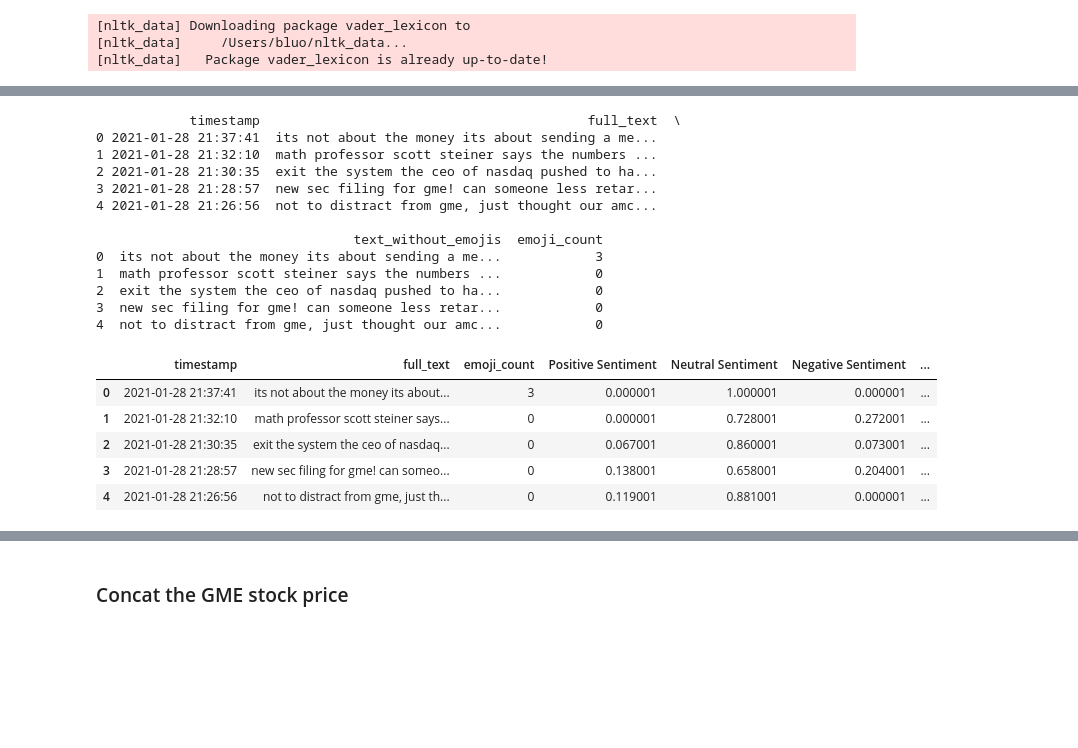
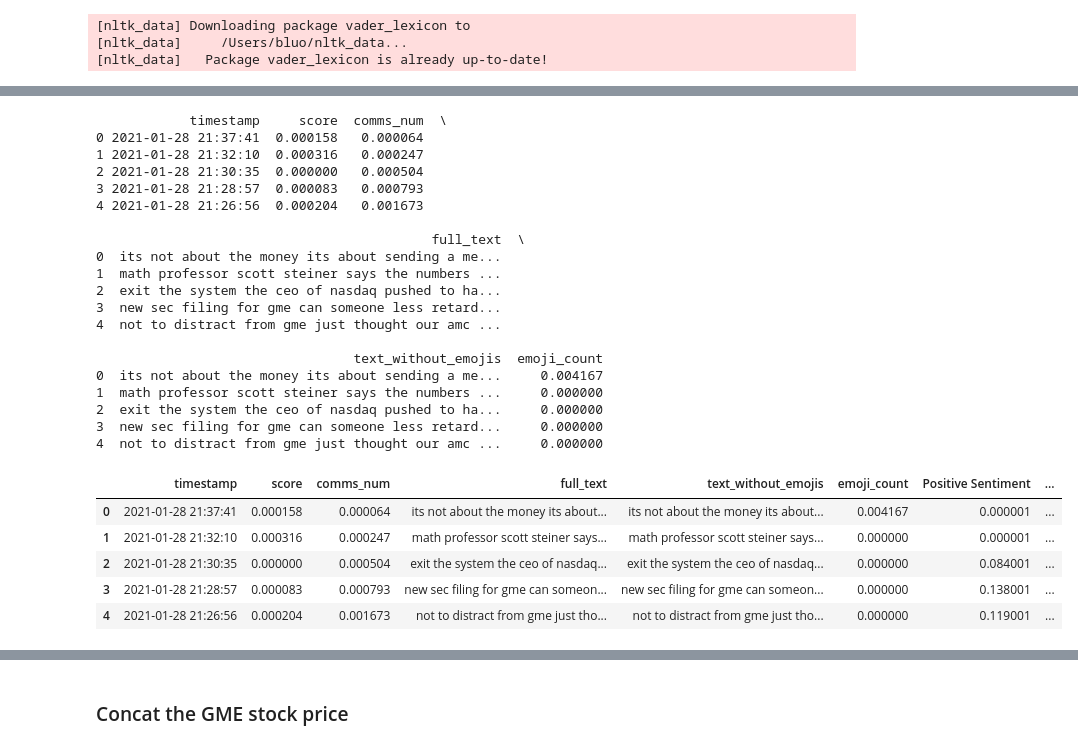
Before and after one commit to bl1428/cs594_gme_sentiment, a Jupyter notebook: extract_features.ipynb, the cells around one changed output, grey strips where cells are left out. Cells and saved outputs as stored; diff of their text form; code cells hidden in the pictures; blank space fills up the shorter version.

Commit message:
fix preprocessing, add word2vec feature extraction

```diff
--- a/extract_features.ipynb
+++ b/extract_features.ipynb
@@ -75,7 +97,7 @@ df_posts.shape
 # Filter for GME mentions in title or body
 # df_posts = df_posts[df_posts.title.str.contains(r'\b(\$?gme|gamestop)\b') | df_posts.body.str.contains(r'\b(\$?gme|gamestop)\b')]
 
-text_data = df_posts[['title','body','timestamp']].copy()
+text_data = df_posts[['title','body','timestamp','score','comms_num']].copy()
 
 # lowercase and concatenate title + body
 text_data['full_text'] = text_data.title.apply(lambda x: x.lower()) + ' ' + text_data.body.apply(lambda x: x.lower())
@@ -86,12 +108,20 @@ text_data.full_text = text_data.full_text.apply(lambda x:re.sub('@[^\s]+','',x))
 # Remove URLS
 text_data.full_text = text_data.full_text.apply(lambda x:re.sub(r"http\S+", "", x))
 
+# Remove newlines
+text_data.full_text = text_data.full_text.apply(lambda x: re.sub('\\n', '', x))
+
 # Substituting multiple spaces with single space
 # text_data.full_text = text_data.full_text.apply(lambda x:re.sub(r'\s+', ' ', x, flags=re.I))
 
 #Remove Time From Timestamp
 text_data.timestamp = pd.to_datetime(text_data.timestamp)
 
+# min/max scale score and number of comments
+min_max_scaler = preprocessing.MinMaxScaler()
+text_data.score = min_max_scaler.fit_transform(np.array(text_data.score).reshape(-1,1))
+text_data.comms_num = min_max_scaler.fit_transform(np.array(text_data.comms_num).reshape(-1,1))
+
 text_data.drop(columns=['title','body'], inplace=True)
 
 print(text_data.head())
@@ -109,38 +146,45 @@ print(text_data.head())
 # This mutates text_data.full_text!
 def process_emojis(inputStr):
     emojis = demoji.findall_list(inputStr, desc=True)  # get list of emoji descriptions
+    count = len(emojis)
 
-    if not emojis:
-        return inputStr, inputStr, 0
-
-    count = len(emojis)
-    full_text = demoji.replace(inputStr, '')   # remove emojis from input string
-    full_text = re.sub('[^a-z|\s]+', '', full_text)   # remove all non-alpha characters except whitespace
-    text_without_emojis = re.sub('\s{2,}', ' ', full_text)  # remove extra spaces
-
+    text_without_emojis = demoji.replace(inputStr, '')   # remove emojis from input string
+    text_without_emojis = re.sub('[^a-z|\s]+', '', text_without_emojis) # remove all non whitespace chars
+    text_without_emojis = re.sub('\|', '', text_without_emojis) # remove pipes... just to be sure
     emojis = ['|' + re.sub(r'[^A-Za-z]+', '', emoji_desc) + '|' for emoji_desc in emojis]    # remove all non-alpha, surround with pipes
     emoji_str = ' '.join(emojis)
-    full_text = full_text + ' ' + emoji_str
+
+    full_text = text_without_emojis + ' ' + emoji_str
     full_text = re.sub('\s{2,}', ' ', full_text)   # remove extra spaces
     return full_text, text_without_emojis, count
 
 text_data.full_text, text_data['text_without_emojis'], text_data['emoji_count'] = zip(*text_data.full_text.apply(process_emojis))
 
+# min/max scale emoji count
+text_data.emoji_count = min_max_scaler.fit_transform(np.array(text_data.emoji_count).reshape(-1,1))
+
 print(text_data.head())
 # %% [output]
-            timestamp                                          full_text  \
-0 2021-01-28 21:37:41  its not about the money its about sending a me...
-1 2021-01-28 21:32:10  math professor scott steiner says the numbers ...
-2 2021-01-28 21:30:35  exit the system the ceo of nasdaq pushed to ha...
-3 2021-01-28 21:28:57  new sec filing for gme! can someone less retar...
-4 2021-01-28 21:26:56  not to distract from gme, just thought our amc...
+            timestamp     score  comms_num  \
+0 2021-01-28 21:37:41  0.000158   0.000064
+1 2021-01-28 21:32:10  0.000316   0.000247
+2 2021-01-28 21:30:35  0.000000   0.000504
+3 2021-01-28 21:28:57  0.000083   0.000793
+4 2021-01-28 21:26:56  0.000204   0.001673
+
+                                           full_text  \
+0  its not about the money its about sending a me...
+1  math professor scott steiner says the numbers ...
+2  exit the system the ceo of nasdaq pushed to ha...
+3  new sec filing for gme can someone less retard...
+4  not to distract from gme just thought our amc ...
 
                                  text_without_emojis  emoji_count
-0  its not about the money its about sending a me...            3
-1  math professor scott steiner says the numbers ...            0
-2  exit the system the ceo of nasdaq pushed to ha...            0
-3  new sec filing for gme! can someone less retar...            0
-4  not to distract from gme, just thought our amc...            0
+0  its not about the money its about sending a me...     0.004167
+1  math professor scott steiner says the numbers ...     0.000000
+2  exit the system the ceo of nasdaq pushed to ha...     0.000000
+3  new sec filing for gme can someone less retard...     0.000000
+4  not to distract from gme just thought our amc ...     0.000000
 # %%
 #Sentiment Analysis
 sid = SIA()
@@ -152,29 +196,27 @@ text_data['Negative Sentiment']   = text_data['sentiments'].apply(lambda x: x['n
 text_data.drop(columns=['sentiments'],inplace=True)
 # %%
 # Naive feature extraction
-# TODO: normalize
 
 # word count (not including emoji tags)
 text_data['word_count'] = text_data.text_without_emojis.apply(lambda x: len(x.split(' ')))
-
-# text_data['word_tokens_stopwords_and_emojis_removed'] = text_data.text_without_emojis.apply(lambda x: [word for word in x.split(' ') if word not in list(STOPWORDS)])
+text_data.word_count = min_max_scaler.fit_transform(np.array(text_data.word_count).reshape(-1,1))
 
 # average word length (not including emoji tags or stopwords)
 text_data['avg_word_length'] = text_data.text_without_emojis.apply(lambda x: np.mean(np.array([len(token) for token in [word for word in x.split(' ') if word not in list(STOPWORDS)]])))
+text_data.avg_word_length = min_max_scaler.fit_transform(np.array(text_data.avg_word_length).reshape(-1,1))
 
 # extract list of word tokens including emojis
 text_data['tokens'] = text_data.full_text.apply(lambda x: [token for token in x.split(' ') if token not in list(STOPWORDS)])
-
-text_data.drop(columns=['text_without_emojis'], inplace=True)
+text_data.tokens = text_data.tokens.apply(lambda x: [token for token in x if token])
 
 text_data.head()
 # %% [output]
-|  | timestamp | full_text | emoji_count | Positive Sentiment | Neutral Sentiment | Negative Sentiment | ... |
-| 0 | 2021-01-28 21:37:41 | its not about the money its about... | 3 | 0.000001 | 1.000001 | 0.000001 | ... |
-| 1 | 2021-01-28 21:32:10 | math professor scott steiner says... | 0 | 0.000001 | 0.728001 | 0.272001 | ... |
-| 2 | 2021-01-28 21:30:35 | exit the system the ceo of nasdaq... | 0 | 0.067001 | 0.860001 | 0.073001 | ... |
-| 3 | 2021-01-28 21:28:57 | new sec filing for gme! can someo... | 0 | 0.138001 | 0.658001 | 0.204001 | ... |
-| 4 | 2021-01-28 21:26:56 | not to distract from gme, just th... | 0 | 0.119001 | 0.881001 | 0.000001 | ... |
+|  | timestamp | score | comms_num | full_text | text_without_emojis | emoji_count | Positive Sentiment | ... |
+| 0 | 2021-01-28 21:37:41 | 0.000158 | 0.000064 | its not about the money its about... | its not about the money its about... | 0.004167 | 0.000001 | ... |
+| 1 | 2021-01-28 21:32:10 | 0.000316 | 0.000247 | math professor scott steiner says... | math professor scott steiner says... | 0.000000 | 0.000001 | ... |
+| 2 | 2021-01-28 21:30:35 | 0.000000 | 0.000504 | exit the system the ceo of nasdaq... | exit the system the ceo of nasdaq... | 0.000000 | 0.084001 | ... |
+| 3 | 2021-01-28 21:28:57 | 0.000083 | 0.000793 | new sec filing for gme can someon... | new sec filing for gme can someon... | 0.000000 | 0.138001 | ... |
+| 4 | 2021-01-28 21:26:56 | 0.000204 | 0.001673 | not to distract from gme just tho... | not to distract from gme just tho... | 0.000000 | 0.119001 | ... |
 # %%
 #Named Entity Extraction
 # title_data['# Of Times Currency Was Mentioned'] = title_data['title'].apply(lambda x: len([tok for tok in nlps(x).ents if tok.label_ == 'MONEY' ]))
```
Also changed, not shown: parts of 10 cells of this notebook.
